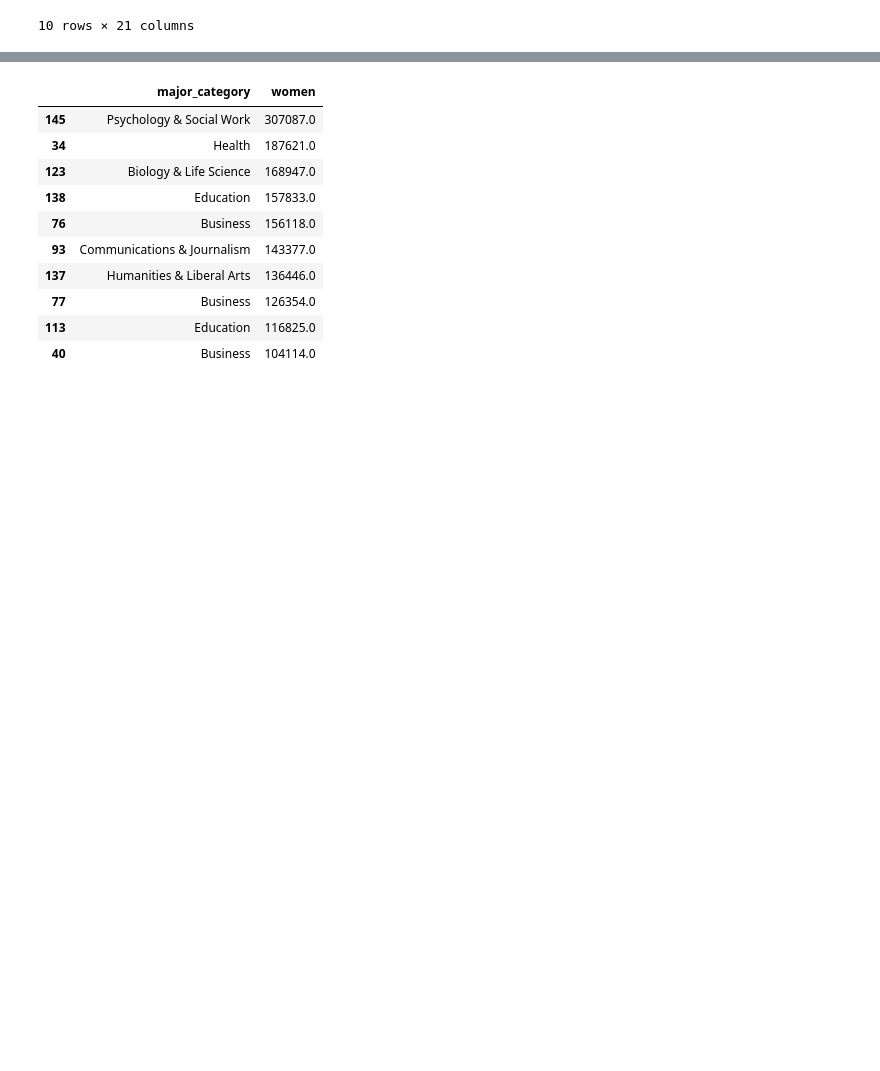
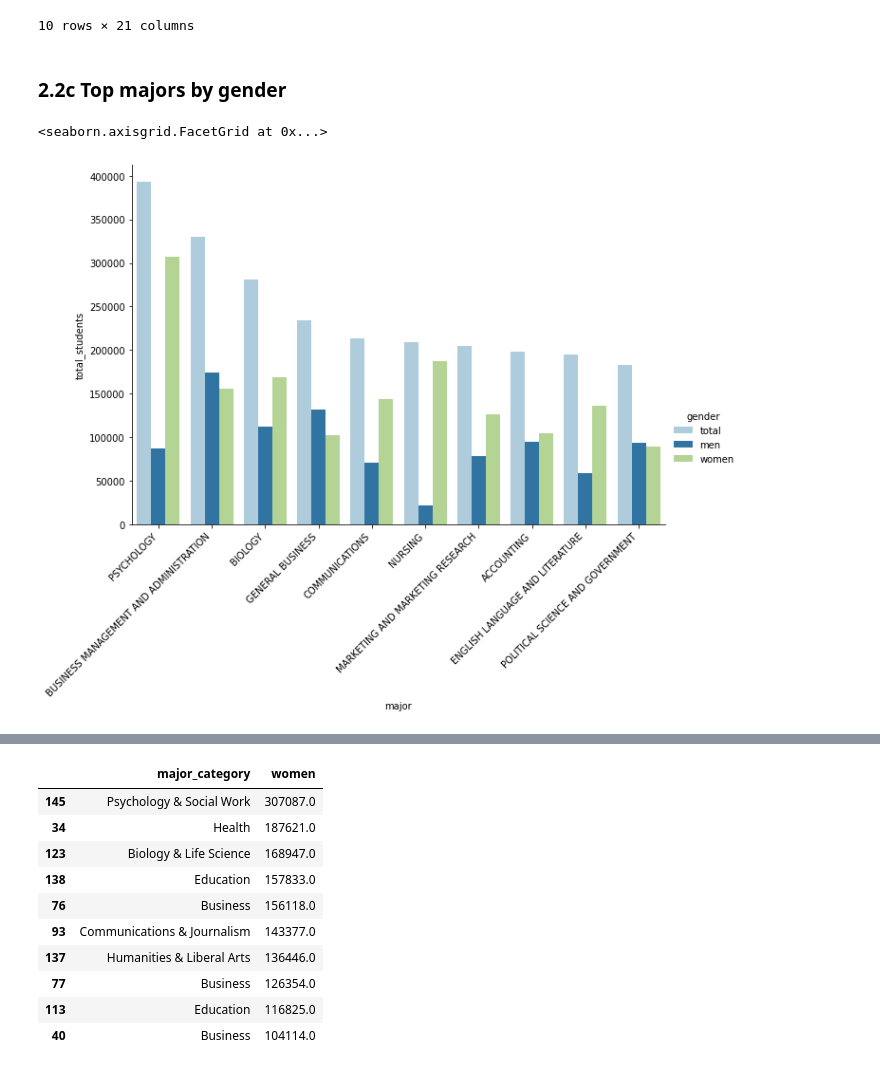
Before and after one commit to dorrajmachai/100DaysOfData, a Jupyter notebook: Day16/EconomicGuideCollegeMajors/egcm.ipynb, the cells around one changed output, grey strips where cells are left out. Saved outputs shown, nothing was run; the diff lists cells and outputs as text; code cells hidden in the pictures; blank space fills up the shorter version.

```diff
--- a/Day16/EconomicGuideCollegeMajors/egcm.ipynb
+++ b/Day16/EconomicGuideCollegeMajors/egcm.ipynb
@@ -201,7 +211,7 @@ As noted above, there is *a lot* of data. To find the top ten majors, we can do
 # %%
 # finding the top ten majors
 
-top_ten_majors = data.sort_values(by = 'total', ascending = False).iloc[:10]
+top_ten_majors: pd.DataFrame = data.sort_values(by = 'total', ascending = False).iloc[:10]
 top_ten_majors
 # %% [output]
 |  | rank | major_code | major | total | men | women | major_category | sharewomen | sample_size | ... |
@@ -220,0 +229,31 @@ top_ten_majors
+# %% [markdown]
+### 2.2c Top majors by gender
+# %%
+top_majors: pd.DataFrame = top_ten_majors[['major', 'total', 'men', 'women']]
+top_majors
+
+top_majors = pd.melt(
+    top_majors,
+    id_vars = 'major',
+    var_name = 'gender',
+    value_name = 'total_students')
+
+top_majors
+
+# mp is short for 'majors plot'
+mp = sns.catplot(
+    data = top_majors,
+    x = 'major',
+    y = 'total_students',
+    height = 6,
+    aspect = 1.5,
+    hue = 'gender',
+    palette = 'Paired',
+    kind = 'bar')
+
+mp.set_xticklabels(
+    rotation = 45,
+    horizontalalignment = 'right')
+# %% [output]
+<seaborn.axisgrid.FacetGrid at 0x...>
+[figure, added]
```
Also changed, not shown: parts of 35 cells of this notebook, 1 other file.
